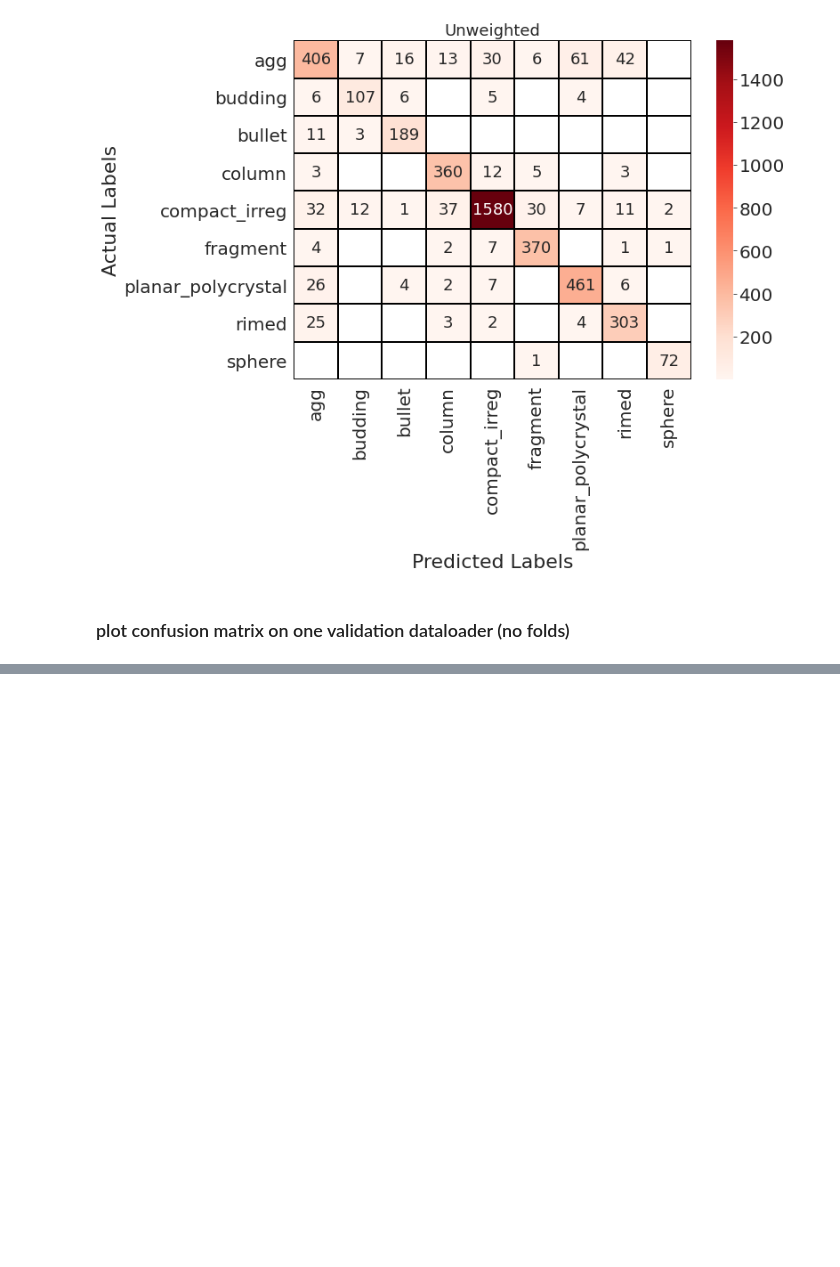
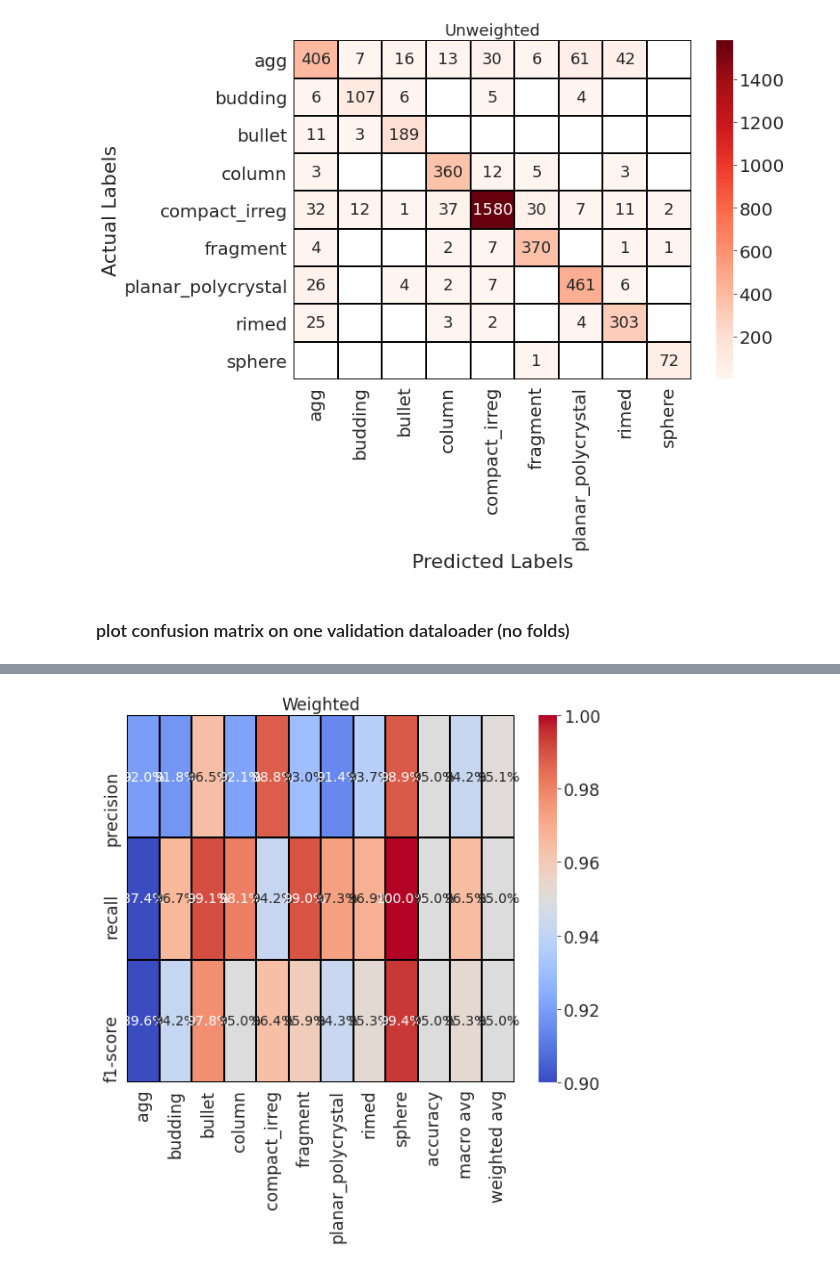
Before and after one commit to vprzybylo/cocpit, a Jupyter notebook: notebooks/confusion_matrices.ipynb, the cells around one changed output, grey strips where cells are left out. Cells and saved outputs as stored; diff of their text form; code cells hidden in the pictures; blank space fills up the shorter version.

```diff
--- a/notebooks/confusion_matrices.ipynb
+++ b/notebooks/confusion_matrices.ipynb
@@ -108,0 +138,20 @@ all_preds, all_labels = predictions.val_loader_predictions(
+# %%
+"""
+classification report for best overall performing model (vgg16) w.r.t class
+"""
+save_name = "/data/data/plots/clf_report_classes_vgg16_all_folds.pdf"
+
+clf_report = classification_report(
+        all_labels,
+        all_preds,
+        digits=3,
+        target_names=config.CLASS_NAMES,
+        output_dict=True,
+    )
+
+
+plot_metrics.classification_report_classes(
+    clf_report, save_name, save_fig=False
+)
+# %% [output]
+[figure, added]
```
Also changed, not shown: parts of 8 cells of this notebook, 11 other files.
